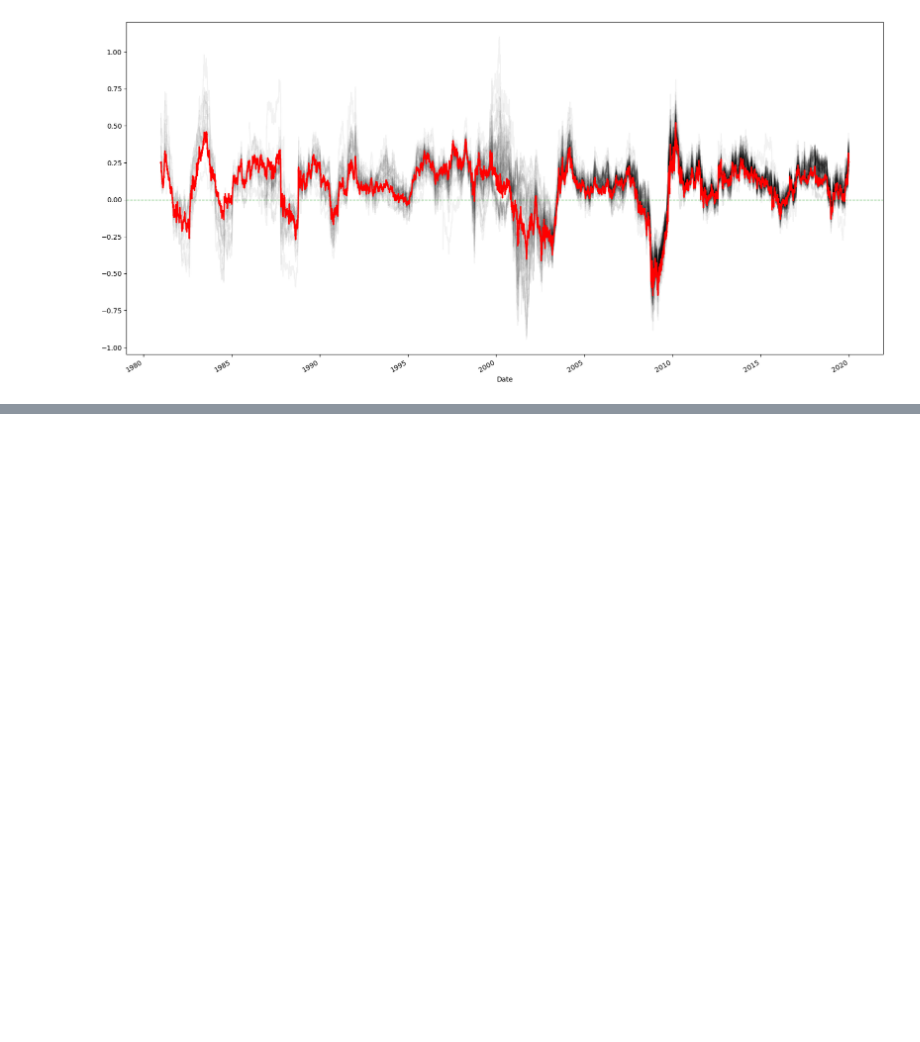
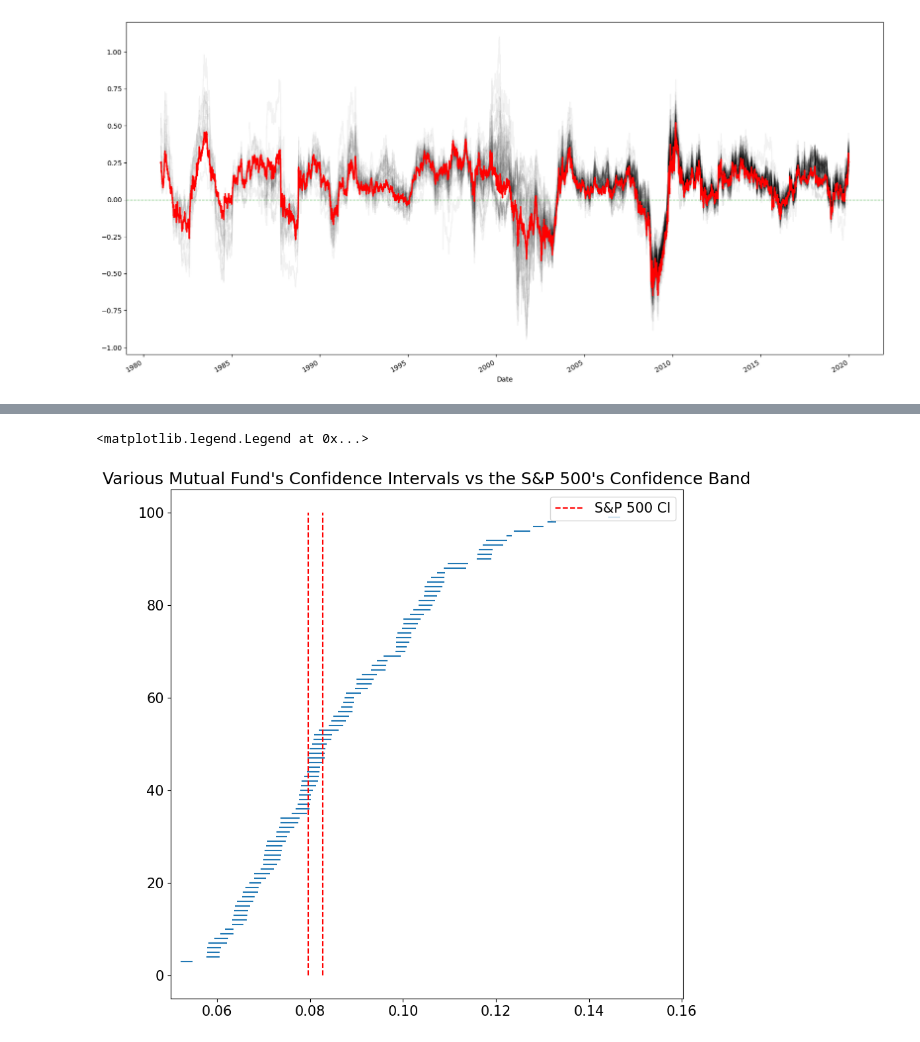
Before and after one commit to audrabuysse/Econ-411, a Jupyter notebook: In Class Projects/In Class Projects/Project 8 - Chapter 6 - Hypothesis Testing.ipynb, the cells around one changed output, grey strips where cells are left out. Cells and saved outputs as stored; diff of their text form; code cells hidden in the pictures; blank space fills up the shorter version.

```diff
--- a/In Class Projects/In Class Projects/Project 8 - Chapter 6 - Hypothesis Testing.ipynb
+++ b/In Class Projects/In Class Projects/Project 8 - Chapter 6 - Hypothesis Testing.ipynb
@@ -116,0 +535,5 @@ yoy_return["S&P 500"].plot.line(color = "Red", linewidth = 2, ax = ax)
+# %%
+def t_quintile(df, alpha):
+    q = (1 + alpha)/2
+    a = stats.t.ppf(q, df) #ppf = percent point function
+    return a
@@ -116,0 +544,9 @@ yoy_return["S&P 500"].plot.line(color = "Red", linewidth = 2, ax = ax)
+# %%
+def confidence_interval(data,alpha):
+    n = len(data)
+    df = n-1
+    x_bar = np.mean(data)
+    SE = np.std(data) / np.sqrt(n)
+    CI_quintile = t_quintile(df,alpha)
+    CI = x_bar - CI_quintile * SE, x_bar + CI_quintile * SE
+    return CI
@@ -116,0 +563,4 @@ yoy_return["S&P 500"].plot.line(color = "Red", linewidth = 2, ax = ax)
+# %%
+yearly_close_data = pd.DataFrame(close_data).resample("Y").first()
+yearly_changes = np.log(yearly_close_data).diff()
+yearly_changes.tail()
@@ -116,0 +576,14 @@ yoy_return["S&P 500"].plot.line(color = "Red", linewidth = 2, ax = ax)
+# %%
+yearly_return_CIs = confidence_interval(yearly_changes, 0.05)
+# %%
+fig, ax = plt.subplots(figsize = (10, 10))
+Y_axis = np.arange(len(yearly_return_CIs[0]))
+
+ax.hlines(y = Y_axis, xmin = yearly_return_CIs[0].sort_values(), xmax = yearly_return_CIs[1].sort_values() )
+ax.vlines(x = [yearly_return_CIs[0]["S&P 500"],yearly_return_CIs[1]["S&P 500"]], ymin = 0, ymax = 100, label = "S&P 500 CI", color="r", linestyle="--")
+ax.set_title("Various Mutual Fund's Confidence Intervals vs the S&P 500's Confidence Band")
+ax.set_xlim(0.05)
+ax.legend()
+# %% [output]
+<matplotlib.legend.Legend at 0x...>
+[figure, added]
```
Also changed, not shown: parts of 66 cells of this notebook.
